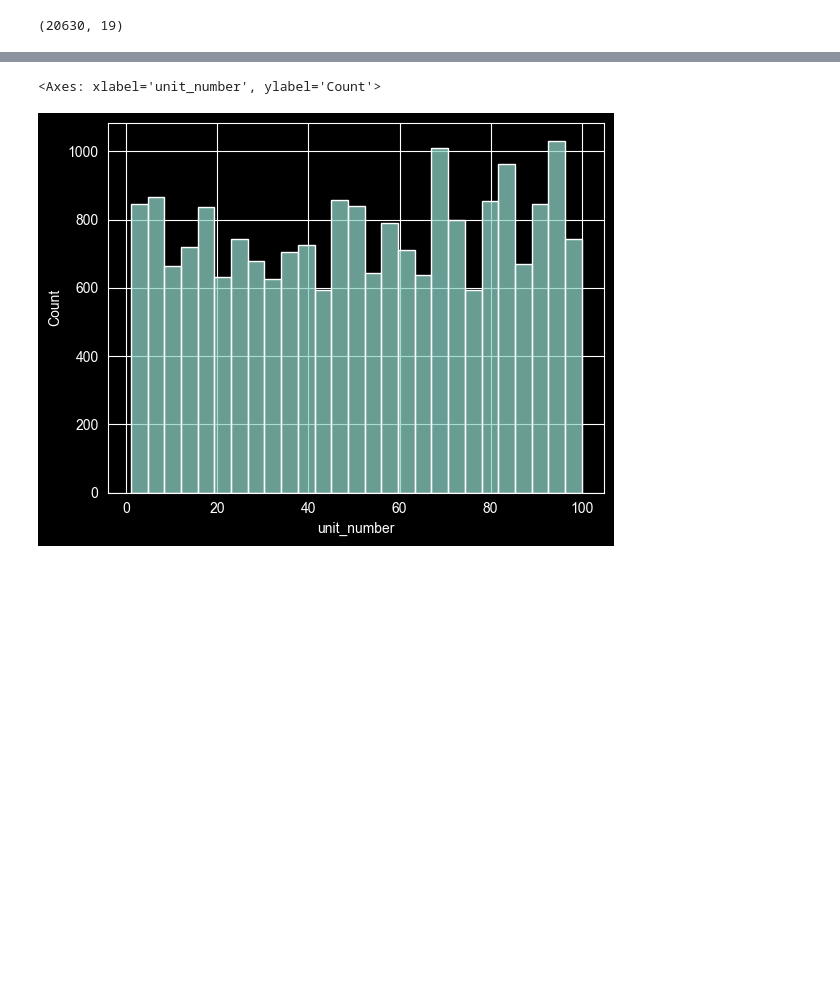
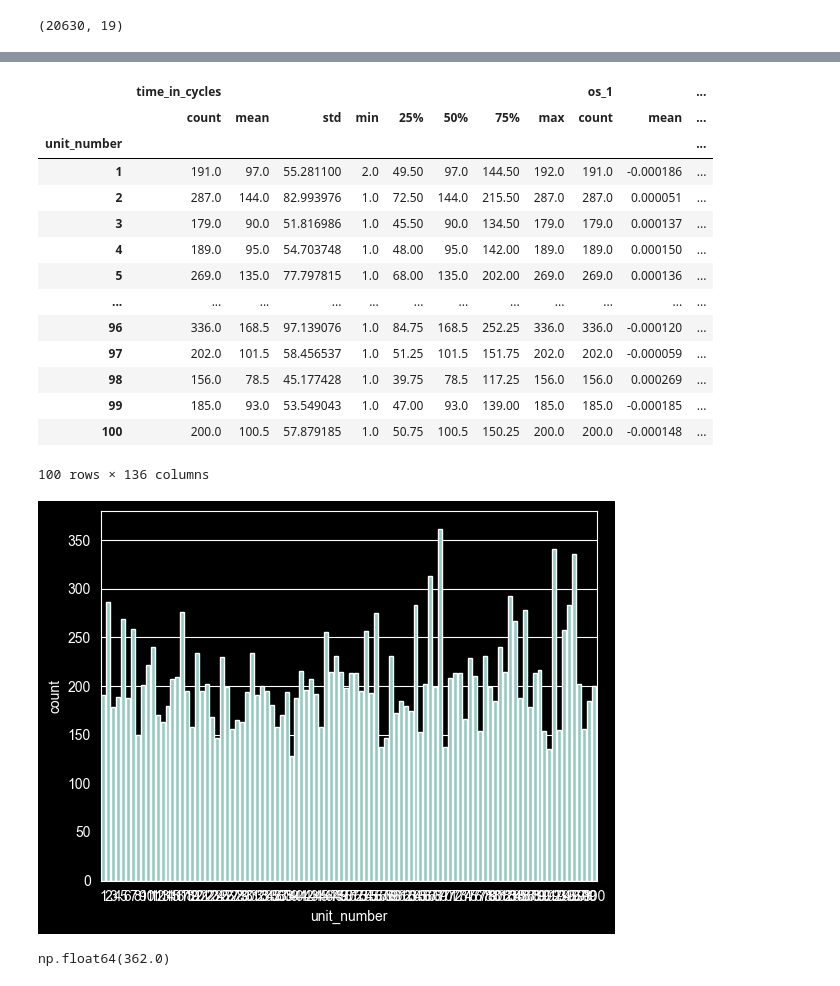
Before and after one commit to berkaylacinkaya/NASA_CMAPSS_TURBOFAN_ENGINE-PdM-, a Jupyter notebook: main.ipynb, the cells around one changed output, grey strips where cells are left out. Drawn from its saved outputs; the diff is of its cells as text; code cells hidden in the pictures; blank space fills up the shorter version.

Commit message:
Multicollinearity/ The relationship between time cycle length and failures.

```diff
--- a/main.ipynb
+++ b/main.ipynb
@@ -181,3 +210,5 @@ df.shape
+# %%
+df.drop(["s_14"],axis=1,inplace=True)
 # %%
 df
 # %% [output]
@@ -197,4 +228,31 @@ df
 # %%
+group_df=df.groupby(by="unit_number").describe()
+group_df
 # %% [output]
+|  | time_in_cycles |  |  |  |  |  |  |  | os_1 |  | ... |
+|  | count | mean | std | min | 25% | 50% | 75% | max | count | mean | ... |
+| unit_number |  |  |  |  |  |  |  |  |  |  | ... |
+| 1 | 191.0 | 97.0 | 55.281100 | 2.0 | 49.50 | 97.0 | 144.50 | 192.0 | 191.0 | -0.000186 | ... |
+| 2 | 287.0 | 144.0 | 82.993976 | 1.0 | 72.50 | 144.0 | 215.50 | 287.0 | 287.0 | 0.000051 | ... |
+| 3 | 179.0 | 90.0 | 51.816986 | 1.0 | 45.50 | 90.0 | 134.50 | 179.0 | 179.0 | 0.000137 | ... |
+| 4 | 189.0 | 95.0 | 54.703748 | 1.0 | 48.00 | 95.0 | 142.00 | 189.0 | 189.0 | 0.000150 | ... |
+| 5 | 269.0 | 135.0 | 77.797815 | 1.0 | 68.00 | 135.0 | 202.00 | 269.0 | 269.0 | 0.000136 | ... |
+| ... | ... | ... | ... | ... | ... | ... | ... | ... | ... | ... | ... |
+| 96 | 336.0 | 168.5 | 97.139076 | 1.0 | 84.75 | 168.5 | 252.25 | 336.0 | 336.0 | -0.000120 | ... |
+| 97 | 202.0 | 101.5 | 58.456537 | 1.0 | 51.25 | 101.5 | 151.75 | 202.0 | 202.0 | -0.000059 | ... |
+| 98 | 156.0 | 78.5 | 45.177428 | 1.0 | 39.75 | 78.5 | 117.25 | 156.0 | 156.0 | 0.000269 | ... |
+| 99 | 185.0 | 93.0 | 53.549043 | 1.0 | 47.00 | 93.0 | 139.00 | 185.0 | 185.0 | -0.000185 | ... |
+| 100 | 200.0 | 100.5 | 57.879185 | 1.0 | 50.75 | 100.5 | 150.25 | 200.0 | 200.0 | -0.000148 | ... |
-<Axes: xlabel='unit_number', ylabel='Count'>
+100 rows × 136 columns
-[figure, removed]
+# %%
+failure_cycles=group_df["time_in_cycles"]["count"]#Failure cycles of the machines
+sns.barplot(failure_cycles)
+plt.show()
+# %% [output]
+[figure, added]
+# %%
+failure_cycles.min()# this train data has minimum 128 cycles after broken machines.
+failure_cycles.median()#This means that machines generally fail around 199 cycles.
+failure_cycles.max()#This machines more durable than other machines
+# %% [output]
+np.float64(362.0)
```
Also changed, not shown: parts of 6 cells of this notebook.
